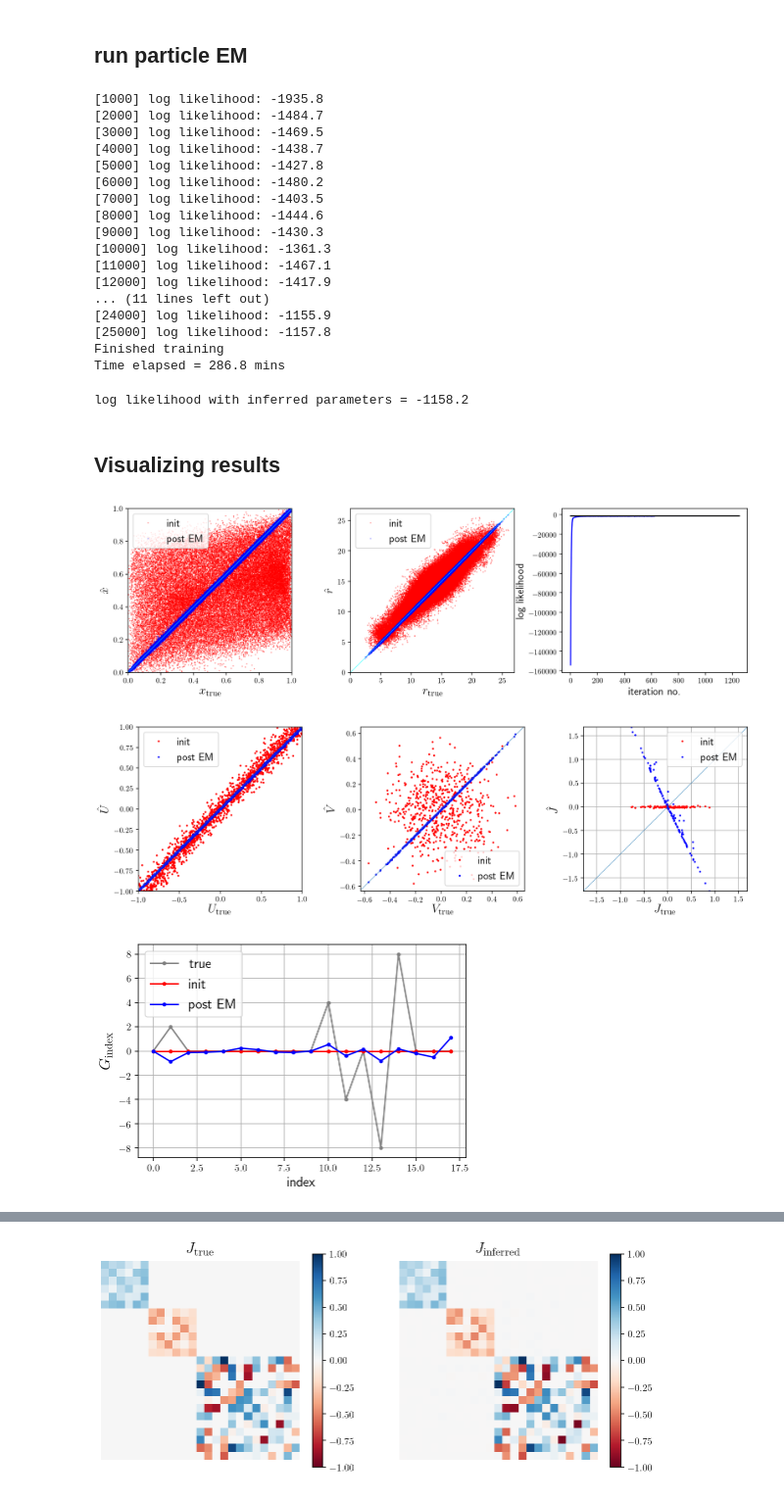
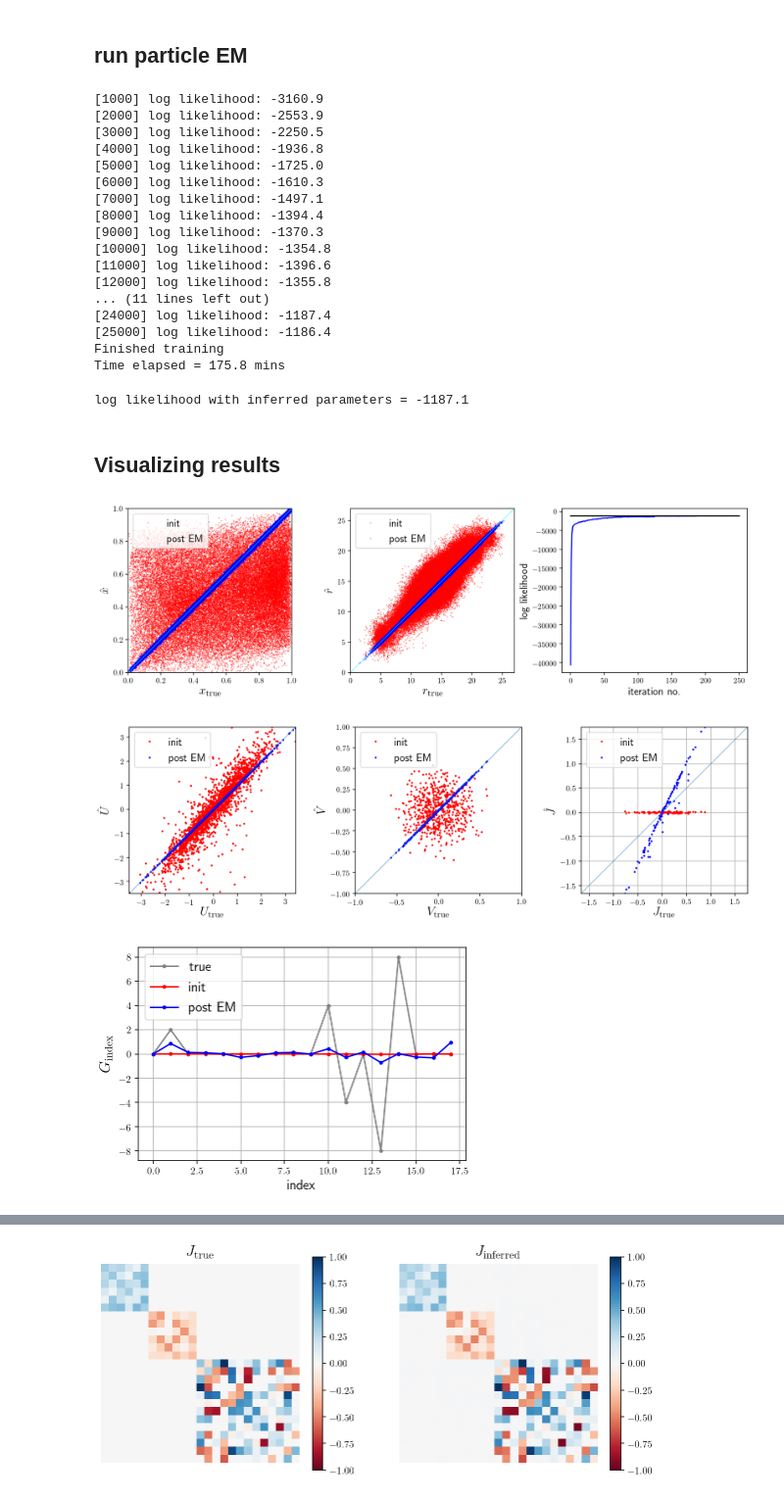
Before and after one commit to XaqLab/InferringInference, a Jupyter notebook: notebooks/InferTAPbrain.ipynb, the cells around one changed output, grey strips where cells are left out. Shown at 98% size. Saved outputs shown, nothing was run; the diff lists cells and outputs as text; code cells hidden in the pictures.

```diff
--- a/notebooks/InferTAPbrain.ipynb
+++ b/notebooks/InferTAPbrain.ipynb
@@ -94,9 +97,10 @@ plt.show()
 Generate measurements for the particle EM algorithm
 """
 B, T = 20000, 25
+B_test = 100
 yG_low, yG_high = 2, 25
 
-y, x, r_brain = generate_TAPbrain_dynamics(tapbrain,theta, params, B, T, T_low, T_high, yG_low, yG_high, T_clip, use_cuda)
+y, x, r_brain = generate_TAPbrain_dynamics(tapbrain,theta, params, B+B_test, T, T_low, T_high, yG_low, yG_high, T_clip, use_cuda)
 # %%
 """
 SNR checks
@@ -153,10 +157,12 @@ Run PF with true values of parameters
 """
 Np = 100 # No. of particles to use
 
-B_plot = 100 if B>100 else B
+# B_PLOT = 100
+# B_plot = B_PLOT if B>B_PLOT else B
 
 with torch.no_grad():
-    LL_tp_, x_tp_, _, _ = particlefilter(G_, J_, U_, V_, lam.item(), r_brain_[0:B_plot]-baseline, y_[0:B_plot], P_process_, P_obs_, Np)
+    #LL_tp_, x_tp_, _, _ = particlefilter(G_, J_, U_, V_, lam.item(), r_brain_[0:B_plot]-baseline, y_[0:B_plot], P_process_, P_obs_, Np)
+    LL_tp_, x_tp_, _, _ = particlefilter(G_, J_, U_, V_, lam.item(), r_brain_[B:]-baseline, y_[B:], P_process_, P_obs_, Np)
 
 r_tp_ = torch.matmul(U_,x_tp_) + baseline
 
@@ -165,7 +171,8 @@ Run PF with initial values of parameters
 """
 t_st = time.time()
 with torch.no_grad():
-    LL_hat_, x_hat_, _, _ = particlefilter(G_hat_, J_hat_, U_hat_, V_hat_, lam.item(), r_brain_[0:B_plot]-b_init, y_[0:B_plot], P_process_, P_obs_, Np)
+    #LL_hat_, x_hat_, _, _ = particlefilter(G_hat_, J_hat_, U_hat_, V_hat_, lam.item(), r_brain_[0:B_plot]-b_init, y_[0:B_plot], P_process_, P_obs_, Np)
+    LL_hat_, x_hat_, _, _ = particlefilter(G_hat_, J_hat_, U_hat_, V_hat_, lam.item(), r_brain_[B:]-b_init, y_[B:], P_process_, P_obs_, Np)
 t_en = time.time()
 
 print('time elapsed = %.2f s' %(t_en - t_st))
@@ -257,17 +268,18 @@ for iteration in range(NIterations):
 
     # M-step
     C_.backward()
-    G_hat_.grad[0], G_hat_.grad[9] = 0, 0 # set gradient of G0 and G9 to zero
+    G_hat_.grad[0], G_hat_.grad[9]  = 0, 0 # set gradient of G0 and G9 to zero
+    #G_hat_.grad[8], G_hat_.grad[17] = 0, 0 # set gradient of G8 and G17 to zero
     optimizer.step()
 
     # record the log likelihood
-    if (iteration+1)%20 == 0:
+    if (iteration+1)%100 == 0:
         with torch.no_grad():
-            LL_rec_ = particlefilter(G_hat_, JVecToMat_torch(J_hat_vec_,Ns), U_hat_, V_hat_, lam.item(), r_brain_[0:B_plot]-b_hat_, y_[0:B_plot], P_process_, P_obs_, Np)[0]
+            #LL_rec_ = particlefilter(G_hat_, JVecToMat_torch(J_hat_vec_,Ns), U_hat_, V_hat_, lam.item(), r_brain_[0:B_plot]-b_hat_, y_[0:B_plot], P_process_, P_obs_, Np)[0]
+            LL_rec_ = particlefilter(G_hat_, JVecToMat_torch(J_hat_vec_,Ns), U_hat_, V_hat_, lam.item(), r_brain_[B:]-b_hat_, y_[B:], P_process_, P_obs_, Np)[0]
             LLVec.append(LL_rec_.mean())
 
-
-    if (iteration+1) % 1000 == 0:
+    if (iteration+1)%1000 == 0:
         print('[%d] log likelihood: %.1f' %(iteration + 1, LL_rec_.mean()))
 
 
@@ -276,23 +288,23 @@ t_en = time.time()
 print('Finished training')
 print('Time elapsed = %.1f mins'%((t_en - t_st)/60))
 # %% [output]
-[1000] log likelihood: -1935.8
-[2000] log likelihood: -1484.7
-[3000] log likelihood: -1469.5
-[4000] log likelihood: -1438.7
-[5000] log likelihood: -1427.8
-[6000] log likelihood: -1480.2
-[7000] log likelihood: -1403.5
-[8000] log likelihood: -1444.6
-[9000] log likelihood: -1430.3
-[10000] log likelihood: -1361.3
-[11000] log likelihood: -1467.1
-[12000] log likelihood: -1417.9
+[1000] log likelihood: -3160.9
+[2000] log likelihood: -2553.9
+[3000] log likelihood: -2250.5
+[4000] log likelihood: -1936.8
+[5000] log likelihood: -1725.0
+[6000] log likelihood: -1610.3
+[7000] log likelihood: -1497.1
+[8000] log likelihood: -1394.4
+[9000] log likelihood: -1370.3
+[10000] log likelihood: -1354.8
+[11000] log likelihood: -1396.6
+[12000] log likelihood: -1355.8
 ... (11 lines left out)
-[24000] log likelihood: -1155.9
-[25000] log likelihood: -1157.8
+[24000] log likelihood: -1187.4
+[25000] log likelihood: -1186.4
 Finished training
-Time elapsed = 286.8 mins
+Time elapsed = 175.8 mins
 # %%
 """
 Run the PF on the first B_plot batches
@@ -300,14 +312,15 @@ Run the PF on the first B_plot batches
 
 J_hat_ = JVecToMat_torch(J_hat_vec_,Ns)
 with torch.no_grad():
-    LL_hat_, x_hat_, _, _ = particlefilter(G_hat_, J_hat_, U_hat_, V_hat_, lam.item(), r_brain_[0:B_plot]-b_hat_, y_[0:B_plot], P_process_, P_obs_, Np)
+    #LL_hat_, x_hat_, _, _ = particlefilter(G_hat_, J_hat_, U_hat_, V_hat_, lam.item(), r_brain_[0:B_plot]-b_hat_, y_[0:B_plot], P_process_, P_obs_, Np)
+    LL_hat_, x_hat_, _, _ = particlefilter(G_hat_, J_hat_, U_hat_, V_hat_, lam.item(), r_brain_[B:]-b_hat_, y_[B:], P_process_, P_obs_, Np)
 
 print('log likelihood with inferred parameters = %.1f' %(LL_hat_.mean().data.numpy()))
 
 # fit to neural activity
 r_hat_ = torch.matmul(U_hat_, x_hat_) + b_hat_
 # %% [output]
-log likelihood with inferred parameters = -1158.2
+log likelihood with inferred parameters = -1187.1
 # %% [markdown]
 ## Visualizing results
 # %%
@@ -352,8 +366,10 @@ alpha = 0.5 #opacity
 # figure 1
 fig, ax = plt.subplots(1,3,figsize=(15,4))
 
-ax[0].plot(x[0:B_plot,:,T_st:].flatten(), x_init[...,T_st:].flatten(),'r.',markersize=1,alpha=alpha)
-ax[0].plot(x[0:B_plot,:,T_st:].flatten(), x_hat[...,T_st:].flatten(),'b.',markersize=1,alpha=alpha)
+# ax[0].plot(x[0:B_plot,:,T_st:].flatten(), x_init[...,T_st:].flatten(),'r.',markersize=1,alpha=alpha)
+# ax[0].plot(x[0:B_plot,:,T_st:].flatten(), x_hat[...,T_st:].flatten(),'b.',markersize=1,alpha=alpha)
+ax[0].plot(x[B:,:,T_st:].flatten(), x_init[...,T_st:].flatten(),'r.',markersize=1,alpha=alpha)
+ax[0].plot(x[B:,:,T_st:].flatten(), x_hat[...,T_st:].flatten(),'b.',markersize=1,alpha=alpha)
 ax[0].plot([0,1],[0,1],linewidth=0.5,color='cyan')
 ax[0].set_xlabel(r'$x_{\mathrm{true}}$',fontsize=16)
 ax[0].set_ylabel(r'$\hat{x}$',fontsize=16)
@@ -361,8 +377,10 @@ ax[0].legend(['init', 'post EM'],fontsize=14)
 ax[0].axis('square')
 ax[0].axis([0,1,0,1])
 
-ax[1].plot(r_brain[0:B_plot,:,T_st:].flatten(),r_init[...,T_st:].flatten(),'r.',markersize=1,alpha=alpha)
-ax[1].plot(r_brain[0:B_plot,:,T_st:].flatten(),r_hat[...,T_st:].flatten(),'b.',markersize=1,alpha=alpha)
+# ax[1].plot(r_brain[0:B_plot,:,T_st:].flatten(),r_init[...,T_st:].flatten(),'r.',markersize=1,alpha=alpha)
+# ax[1].plot(r_brain[0:B_plot,:,T_st:].flatten(),r_hat[...,T_st:].flatten(),'b.',markersize=1,alpha=alpha)
+ax[1].plot(r_brain[B:,:,T_st:].flatten(),r_init[...,T_st:].flatten(),'r.',markersize=1,alpha=alpha)
+ax[1].plot(r_brain[B:,:,T_st:].flatten(),r_hat[...,T_st:].flatten(),'b.',markersize=1,alpha=alpha)
 ax[1].plot([rmin,rmax],[rmin,rmax],linewidth=0.5,color='cyan')
 ax[1].set_xlabel(r'$r_{\mathrm{true}}$',fontsize=16)
 ax[1].set_ylabel(r'$\hat{r}$',fontsize=16)
@@ -393,38 +411,38 @@ ax[1].plot(V.flatten(),V_init.flatten(),'r.',markersize=3)
 ax[1].plot(V.flatten(),V_hat.flatten(),'b.',markersize=3)
 ax[1].axis('square')
 ax[1].plot([-1,1],[-1,1],linewidth=0.5)
-ax[0].axis([-1,1,-1,1])
+ax[1].axis([-1,1,-1,1])
 ax[1].set_xlabel(r'$V_{\mathrm{true}}$',fontsize=16)
 ax[1].set_ylabel(r'$\hat{V}$',fontsize=16)
 ax[1].legend(['init', 'post EM'],fontsize=14)
 
 ax[2].plot(JMatToVec(J),JMatToVec(J_init),'r.',markersize=3)
 ax[2].plot(JMatToVec(J),JMatToVec(J_hat),'b.',markersize=3)
 ax[2].axis('square')
 ax[2].plot([Jmin,Jmax],[Jmin,Jmax],linewidth=0.5)
 ax[2].axis([Jmin,Jmax,Jmin,Jmax])
 ax[2].set_xlabel(r'$J_{\mathrm{true}}$',fontsize=16)
 ax[2].set_ylabel(r'$\hat{J}$',fontsize=16)
 ax[2].legend(['init', 'post EM'],fontsize=14)
 ax[2].grid(True)
 
 #plt.savefig('Parameters.pdf')
 plt.show()
 
 # Plot G
 plt.plot(G,'.-',color='gray')
 plt.plot(G_init,'r.-')
 plt.plot(G_hat,'b.-')
 plt.legend(['true','init','post EM'],fontsize=14)
 plt.xlabel('index',fontsize=14)
 plt.ylabel(r'$G_{\mathrm{index}}$',fontsize=16)
 plt.grid(True)
 #plt.savefig('G.pdf')
 plt.show()
 # %% [output]
-[figure, old version]
+[figure, new version]
-[figure, old version]
+[figure, new version]
-[figure, old version]
+[figure, new version]
 # %%
 # normalize J and G
 J_true_vec = JMatToVec(J)
```
Also changed, not shown: parts of 22 cells of this notebook, 1 other file.
